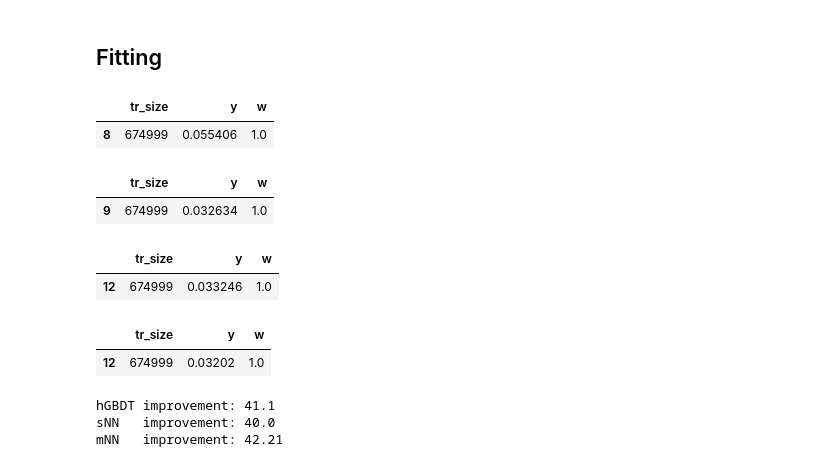
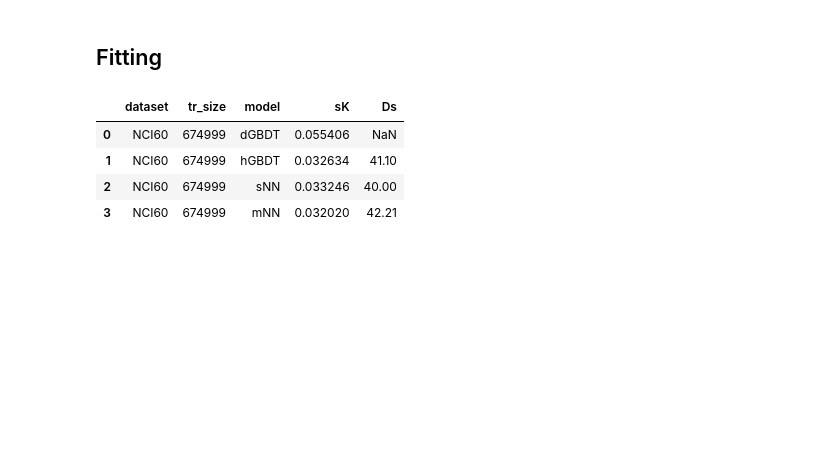
Before and after one commit to adpartin/dr-learning-curves, a Jupyter notebook: nbs/multi_src.ipynb, the cells around one changed output. Drawn from its saved outputs; the diff is of its cells as text; code cells hidden in the pictures; blank space fills up the shorter version.

```diff
--- a/nbs/multi_src.ipynb
+++ b/nbs/multi_src.ipynb
@@ -270,51 +272,72 @@ ax.grid(False)
 # %%
 # Split dfit and dext
 if src == 'GDSC1':
-    x_fit_mn = 10000; x_fit_mx = None
+    x_fit_mn = 10000;
+    x_fit_mx = None
     startParams = {'a': 1.2, 'b': -0.3, 'c': 0.04}
 
 elif src == 'GDSC2':
-    x_fit_mn = 10000; x_fit_mx = None
+    x_fit_mn = 10000;
+    x_fit_mx = None
     startParams = {'a': 1.2, 'b': -0.3, 'c': 0.04}
 
 elif src == 'CTRP':
-    x_fit_mn = 10000; x_fit_mx = None
+    x_fit_mn = 10000;
+    x_fit_mx = None
     startParams = {'a': 1.2, 'b': -0.3, 'c': 0.04}
 
 elif src == 'NCI60':
-    # x_fit_mn = 2**15; x_fit_mx = None
-    x_fit_mn = 100000; x_fit_mx = None
+    x_fit_mn = 100000;
+    x_fit_mx = None
     startParams = {'a': 1.2, 'b': -0.3, 'c': 0.04}
 
-dfit_nn0 = fit_data(nn0, x_fit_mn=x_fit_mn, x_fit_mx=x_fit_mx)
-dfit_nn1 = fit_data(nn1, x_fit_mn=x_fit_mn, x_fit_mx=x_fit_mx)
+# Dataframes to fit
+dfit_lgb_dft = fit_data(lgb_dft, x_fit_mn=x_fit_mn, x_fit_mx=x_fit_mx)
 dfit_lgb_hpo = fit_data(lgb_hpo, x_fit_mn=x_fit_mn, x_fit_mx=x_fit_mx)
-dfit_lgb_dft = fit_data(lgb_dft, x_fit_mn=x_fit_mn, x_fit_mx=x_fit_mx)
+dfit_nn0     = fit_data(nn0, x_fit_mn=x_fit_mn, x_fit_mx=x_fit_mx)
+dfit_nn1     = fit_data(nn1, x_fit_mn=x_fit_mn, x_fit_mx=x_fit_mx)
 # %%
 # Percentage improvement as compared to dGBDT
 # ------------------------------------------------------
-display(dfit_lgb_dft.iloc[-1:, :])
-display(dfit_lgb_hpo.iloc[-1:, :])
-display(dfit_nn0.iloc[-1:, :])
-display(dfit_nn1.iloc[-1:, :])
-
 v_dGBDT = dfit_lgb_dft.loc[:,'y'].values[-1]
 v_hGBDT = dfit_lgb_hpo.loc[:,'y'].values[-1]
 v_sNN = dfit_nn0.loc[:,'y'].values[-1]
 v_mNN = dfit_nn1.loc[:,'y'].values[-1]
 
-print('hGBDT improvement: {}'.format( np.around((v_dGBDT - v_hGBDT)/v_dGBDT * 100, 2) ))
-print('sNN   improvement: {}'.format( np.around((v_dGBDT -   v_sNN)/v_dGBDT * 100, 2) ))
-print('mNN   improvement: {}'.format( np.around((v_dGBDT -   v_mNN)/v_dGBDT * 100, 2) ))
+# dGBDT
+df_lgb_dft = dfit_lgb_dft.iloc[-1:, :]
+df_lgb_dft['model'] = 'dGBDT'
+df_lgb_dft['Ds'] = np.nan
+
+# hGBDT
+df_lgb_hpo = dfit_lgb_hpo.iloc[-1:, :]
+df_lgb_hpo['model'] = 'hGBDT'
+df_lgb_hpo['Ds'] = np.around((v_dGBDT - v_hGBDT)/v_dGBDT * 100, 2)
+
+# sNN
+df_nn0 = dfit_nn0.iloc[-1:, :]
+df_nn0['model'] = 'sNN'
+df_nn0['Ds'] = np.around((v_dGBDT - v_sNN)/v_dGBDT * 100, 2)
+
+# mNN
+df_nn1 = dfit_nn1.iloc[-1:, :]
+df_nn1['model'] = 'mNN'
+df_nn1['Ds'] = np.around((v_dGBDT - v_mNN)/v_dGBDT * 100, 2)
+
+# Concat
+df = pd.concat([df_lgb_dft, df_lgb_hpo, df_nn0, df_nn1], axis=0).reset_index(drop=True)
+df = df.drop(columns=['w'])
+df.insert(loc=0, column='dataset', value=src, allow_duplicates=True)
+df = df.rename(columns={'y': 'sK'})
+df = df[['dataset', 'tr_size', 'model', 'sK', 'Ds']]
+
+df_improve = df
+del df
+display(df_improve)
+df_improve.to_csv(outpath/f'percent_imporve_{src}.csv', index=False)
 # %% [output]
-|  | tr_size | y | w |
-| 8 | 674999 | 0.055406 | 1.0 |
+|  | dataset | tr_size | model | sK | Ds |
+| 0 | NCI60 | 674999 | dGBDT | 0.055406 | NaN |
+| 1 | NCI60 | 674999 | hGBDT | 0.032634 | 41.10 |
+| 2 | NCI60 | 674999 | sNN | 0.033246 | 40.00 |
+| 3 | NCI60 | 674999 | mNN | 0.032020 | 42.21 |
-|  | tr_size | y | w |
-| 9 | 674999 | 0.032634 | 1.0 |
-|  | tr_size | y | w |
-| 12 | 674999 | 0.033246 | 1.0 |
-|  | tr_size | y | w |
-| 12 | 674999 | 0.03202 | 1.0 |
-hGBDT improvement: 41.1
-sNN   improvement: 40.0
-mNN   improvement: 42.21
```
Also changed, not shown: parts of 19 cells of this notebook, 34 other files.
